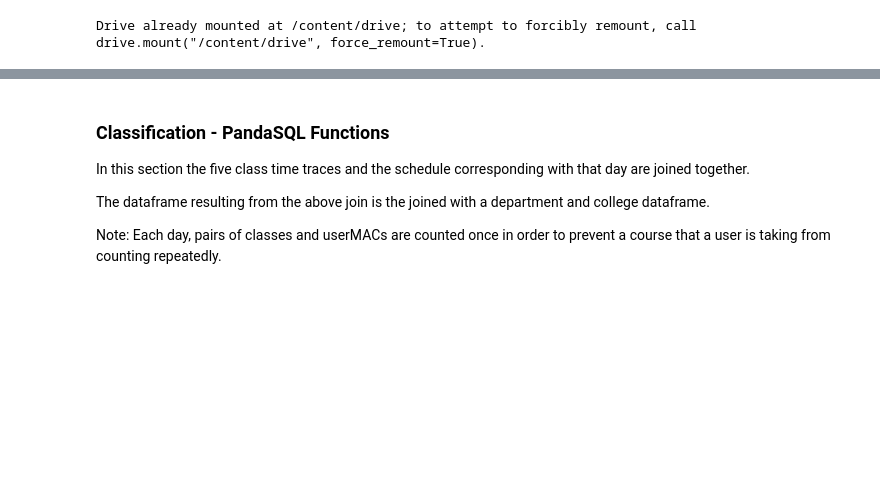
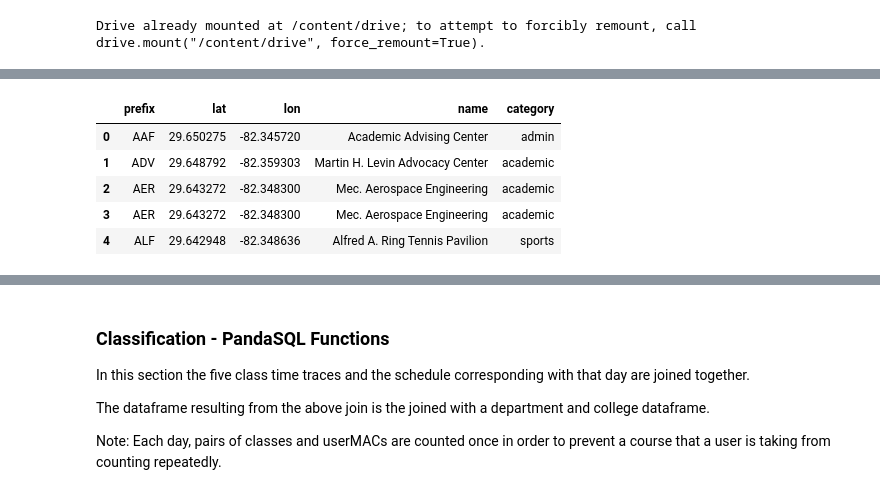
Before and after one commit to gatestonjohns/SchoolWatch_ML, a Jupyter notebook: SchoolWatch.ipynb, the cells around one changed output, grey strips where cells are left out. Drawn from its saved outputs; the diff is of its cells as text; code cells hidden in the pictures; blank space fills up the shorter version.

```diff
--- a/SchoolWatch.ipynb
+++ b/SchoolWatch.ipynb
@@ -63,0 +75,23 @@ from sklearn_extra.cluster import KMedoids
+# %%
+# make all building prefixes uppercase
+buildings['prefix'] = buildings['prefix'].str.upper()
+
+# converge buildings prefixes (sometimes buildings have bldgA, bldgB, bldgC)
+seen_names = {}
+for index, row in buildings.iterrows():
+    name = row['name']
+    prefix = row['prefix']
+
+    if name in seen_names:
+        buildings.at[index, 'prefix'] = seen_names[name]
+    else:
+        seen_names[name] = prefix
+
+buildings.head()
+# %% [output]
+|  | prefix | lat | lon | name | category |
+| 0 | AAF | 29.650275 | -82.345720 | Academic Advising Center | admin |
+| 1 | ADV | 29.648792 | -82.359303 | Martin H. Levin Advocacy Center | academic |
+| 2 | AER | 29.643272 | -82.348300 | Mec. Aerospace Engineering | academic |
+| 3 | AER | 29.643272 | -82.348300 | Mec. Aerospace Engineering | academic |
+| 4 | ALF | 29.642948 | -82.348636 | Alfred A. Ring Tennis Pavilion | sports |
```
Also changed, not shown: parts of 15 cells of this notebook, 35 other files.
